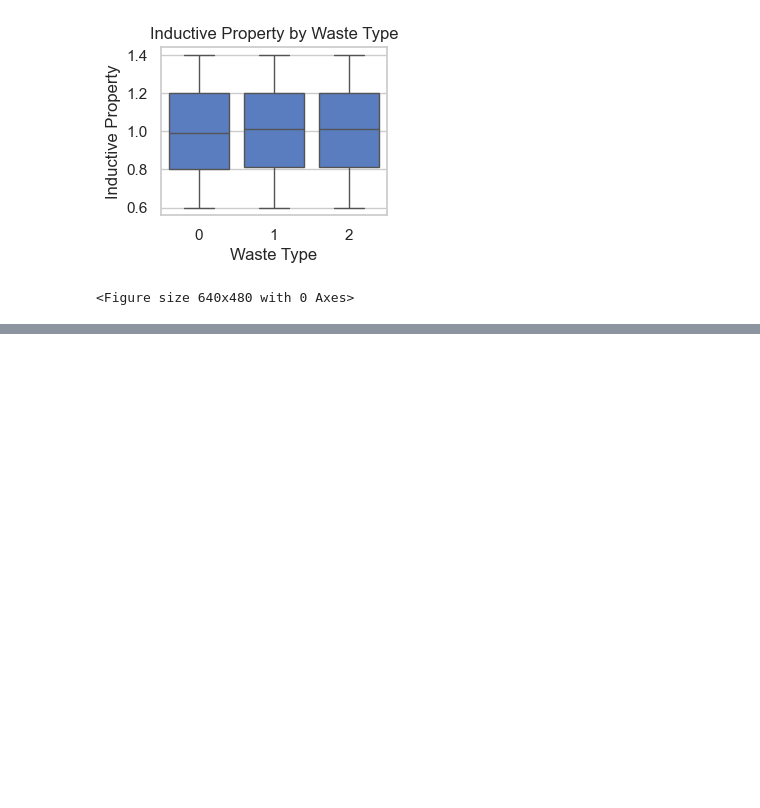
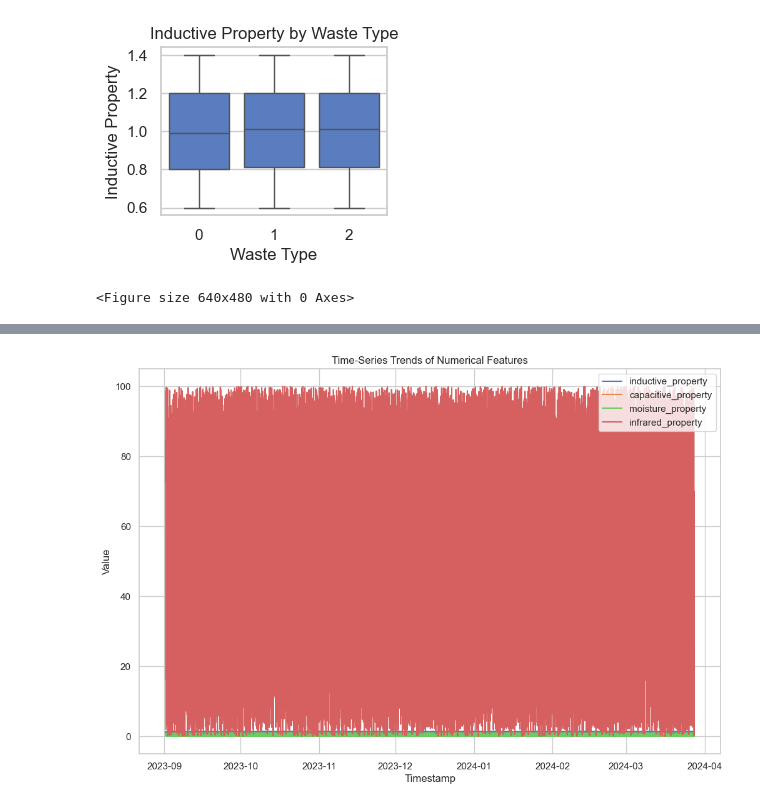
Before and after one commit to AtharvaDomale/Waste_Management_Project, a Jupyter notebook: main.ipynb, the cells around one changed output, grey strips where cells are left out. Cells and saved outputs as stored; diff of their text form; code cells hidden in the pictures; blank space fills up the shorter version.

```diff
--- a/main.ipynb
+++ b/main.ipynb
@@ -162,0 +214,12 @@ plt.show()
+# %%
+# 4. Time-Series Trends for Multiple Features
+plt.figure(figsize=(12, 8))
+for column in numeric_columns:
+    sns.lineplot(data=cleaned_data, x='timestamp', y=column, label=column)
+plt.title('Time-Series Trends of Numerical Features')
+plt.xlabel('Timestamp')
+plt.ylabel('Value')
+plt.legend()
+plt.show()
+# %% [output]
+[figure, added]
```
Also changed, not shown: parts of 8 cells of this notebook.
